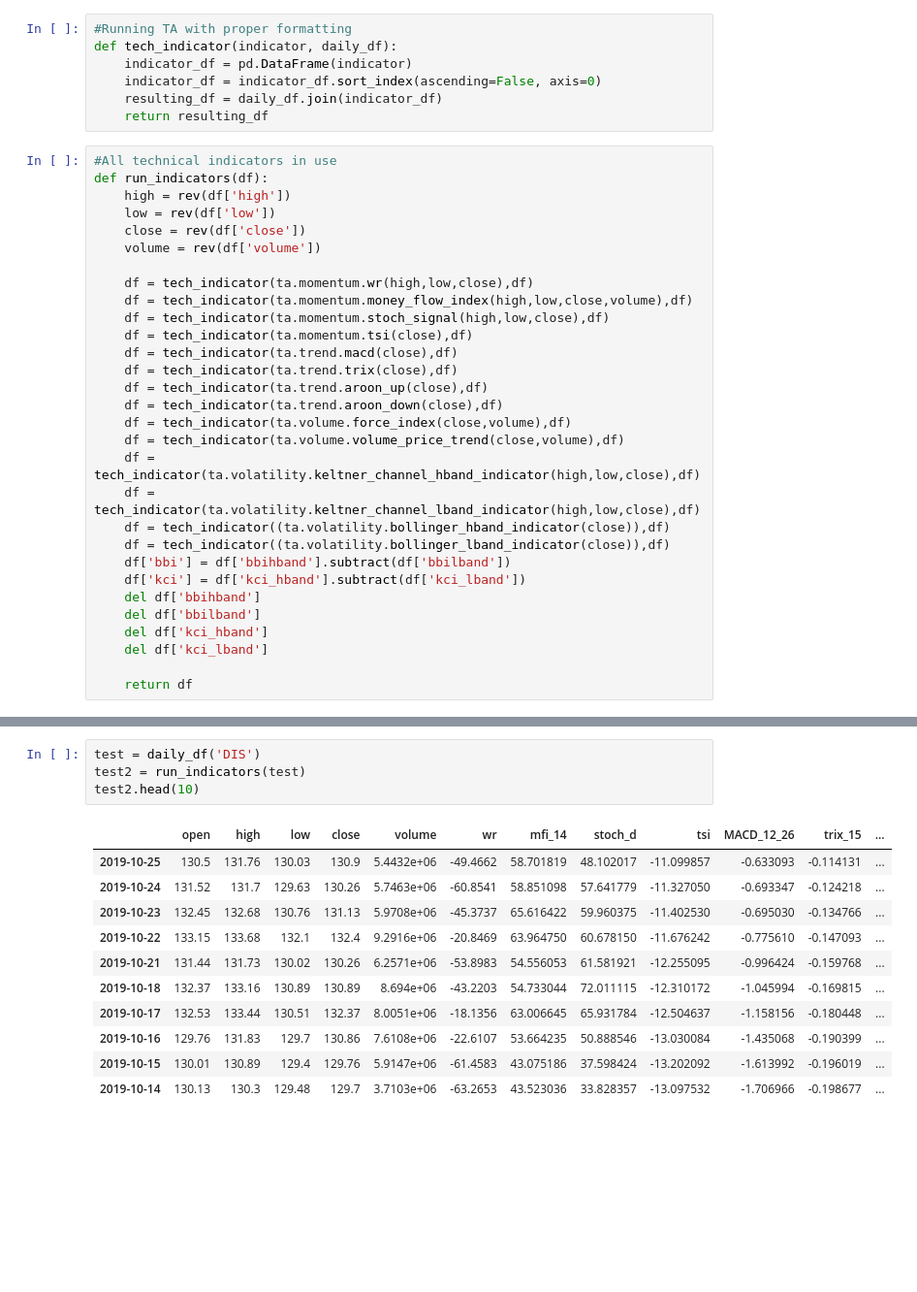
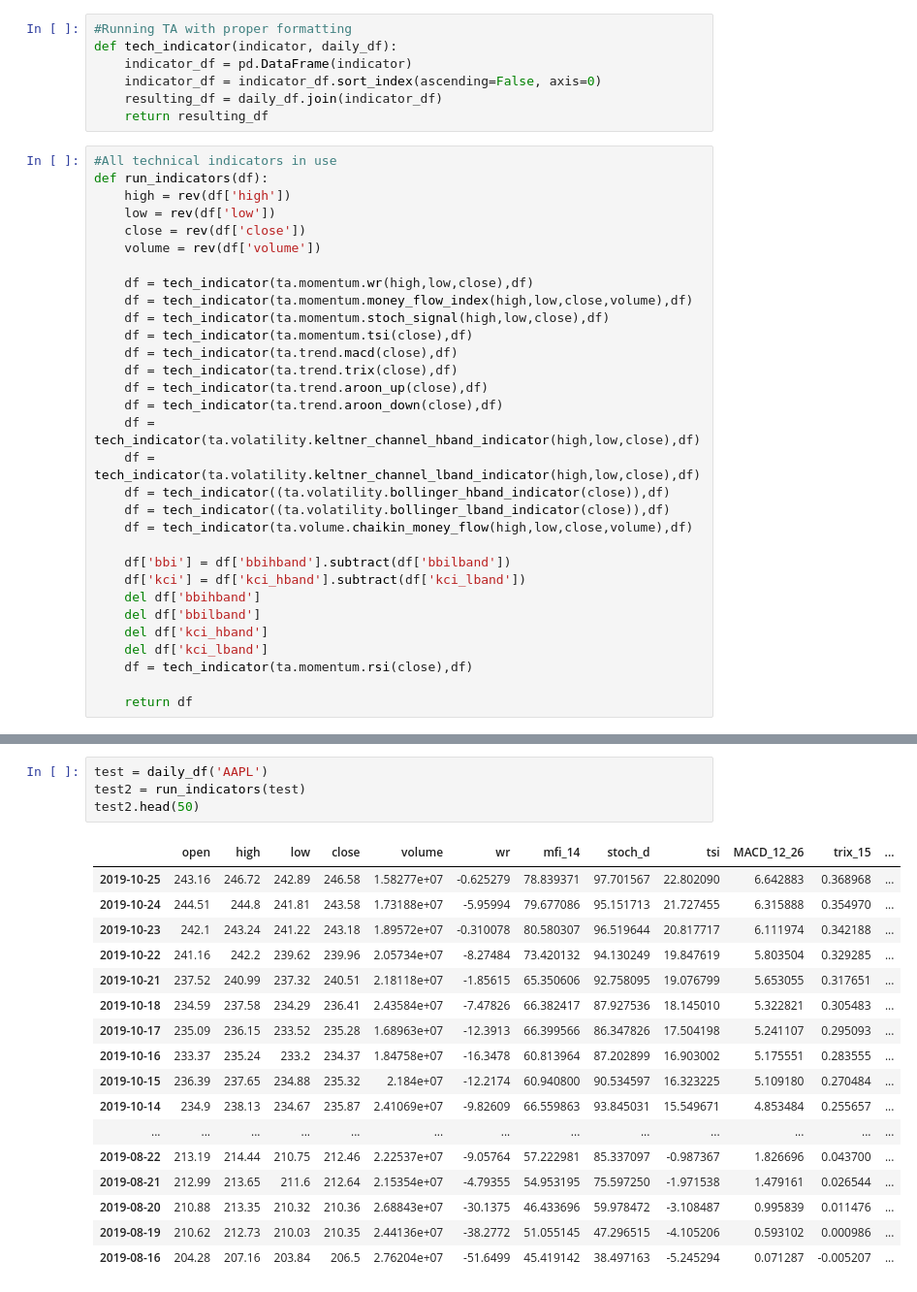
Before and after one commit to rbehal/ticker_picker, a Jupyter notebook: ticker_picker.ipynb, the cells around one changed output, grey strips where cells are left out. Shown at 97% size. Saved outputs shown, nothing was run; the diff lists cells and outputs as text; blank space fills up the shorter version.

```diff
--- a/ticker_picker.ipynb
+++ b/ticker_picker.ipynb
@@ -64,17 +64,18 @@ def run_indicators(df):
     df = tech_indicator(ta.trend.trix(close),df)
     df = tech_indicator(ta.trend.aroon_up(close),df)
     df = tech_indicator(ta.trend.aroon_down(close),df)
-    df = tech_indicator(ta.volume.force_index(close,volume),df)
-    df = tech_indicator(ta.volume.volume_price_trend(close,volume),df)
     df = tech_indicator(ta.volatility.keltner_channel_hband_indicator(high,low,close),df)
     df = tech_indicator(ta.volatility.keltner_channel_lband_indicator(high,low,close),df)
     df = tech_indicator((ta.volatility.bollinger_hband_indicator(close)),df)
     df = tech_indicator((ta.volatility.bollinger_lband_indicator(close)),df)
+    df = tech_indicator(ta.volume.chaikin_money_flow(high,low,close,volume),df)
+
     df['bbi'] = df['bbihband'].subtract(df['bbilband'])
     df['kci'] = df['kci_hband'].subtract(df['kci_lband'])
     del df['bbihband']
     del df['bbilband']
     del df['kci_hband']
     del df['kci_lband']
+    df = tech_indicator(ta.momentum.rsi(close),df)
 
     return df
@@ -137,16 +235,22 @@ See the caveats in the documentation: http://pandas.pydata.org/pandas-docs/stabl
 # %%
-test = daily_df('DIS')
+test = daily_df('AAPL')
 test2 = run_indicators(test)
-test2.head(10)
+test2.head(50)
 # %% [output]
 |  | open | high | low | close | volume | wr | mfi_14 | stoch_d | tsi | MACD_12_26 | trix_15 | ... |
-| 2019-10-25 | 130.5 | 131.76 | 130.03 | 130.9 | 5.4432e+06 | -49.4662 | 58.701819 | 48.102017 | -11.099857 | -0.633093 | -0.114131 | ... |
-| 2019-10-24 | 131.52 | 131.7 | 129.63 | 130.26 | 5.7463e+06 | -60.8541 | 58.851098 | 57.641779 | -11.327050 | -0.693347 | -0.124218 | ... |
-| 2019-10-23 | 132.45 | 132.68 | 130.76 | 131.13 | 5.9708e+06 | -45.3737 | 65.616422 | 59.960375 | -11.402530 | -0.695030 | -0.134766 | ... |
-| 2019-10-22 | 133.15 | 133.68 | 132.1 | 132.4 | 9.2916e+06 | -20.8469 | 63.964750 | 60.678150 | -11.676242 | -0.775610 | -0.147093 | ... |
-| 2019-10-21 | 131.44 | 131.73 | 130.02 | 130.26 | 6.2571e+06 | -53.8983 | 54.556053 | 61.581921 | -12.255095 | -0.996424 | -0.159768 | ... |
-| 2019-10-18 | 132.37 | 133.16 | 130.89 | 130.89 | 8.694e+06 | -43.2203 | 54.733044 | 72.011115 | -12.310172 | -1.045994 | -0.169815 | ... |
-| 2019-10-17 | 132.53 | 133.44 | 130.51 | 132.37 | 8.0051e+06 | -18.1356 | 63.006645 | 65.931784 | -12.504637 | -1.158156 | -0.180448 | ... |
-| 2019-10-16 | 129.76 | 131.83 | 129.7 | 130.86 | 7.6108e+06 | -22.6107 | 53.664235 | 50.888546 | -13.030084 | -1.435068 | -0.190399 | ... |
-| 2019-10-15 | 130.01 | 130.89 | 129.4 | 129.76 | 5.9147e+06 | -61.4583 | 43.075186 | 37.598424 | -13.202092 | -1.613992 | -0.196019 | ... |
-| 2019-10-14 | 130.13 | 130.3 | 129.48 | 129.7 | 3.7103e+06 | -63.2653 | 43.523036 | 33.828357 | -13.097532 | -1.706966 | -0.198677 | ... |
+| 2019-10-25 | 243.16 | 246.72 | 242.89 | 246.58 | 1.58277e+07 | -0.625279 | 78.839371 | 97.701567 | 22.802090 | 6.642883 | 0.368968 | ... |
+| 2019-10-24 | 244.51 | 244.8 | 241.81 | 243.58 | 1.73188e+07 | -5.95994 | 79.677086 | 95.151713 | 21.727455 | 6.315888 | 0.354970 | ... |
+| 2019-10-23 | 242.1 | 243.24 | 241.22 | 243.18 | 1.89572e+07 | -0.310078 | 80.580307 | 96.519644 | 20.817717 | 6.111974 | 0.342188 | ... |
+| 2019-10-22 | 241.16 | 242.2 | 239.62 | 239.96 | 2.05734e+07 | -8.27484 | 73.420132 | 94.130249 | 19.847619 | 5.803504 | 0.329285 | ... |
+| 2019-10-21 | 237.52 | 240.99 | 237.32 | 240.51 | 2.18118e+07 | -1.85615 | 65.350606 | 92.758095 | 19.076799 | 5.653055 | 0.317651 | ... |
+| 2019-10-18 | 234.59 | 237.58 | 234.29 | 236.41 | 2.43584e+07 | -7.47826 | 66.382417 | 87.927536 | 18.145010 | 5.322821 | 0.305483 | ... |
+| 2019-10-17 | 235.09 | 236.15 | 233.52 | 235.28 | 1.68963e+07 | -12.3913 | 66.399566 | 86.347826 | 17.504198 | 5.241107 | 0.295093 | ... |
+| 2019-10-16 | 233.37 | 235.24 | 233.2 | 234.37 | 1.84758e+07 | -16.3478 | 60.813964 | 87.202899 | 16.903002 | 5.175551 | 0.283555 | ... |
+| 2019-10-15 | 236.39 | 237.65 | 234.88 | 235.32 | 2.184e+07 | -12.2174 | 60.940800 | 90.534597 | 16.323225 | 5.109180 | 0.270484 | ... |
+| 2019-10-14 | 234.9 | 238.13 | 234.67 | 235.87 | 2.41069e+07 | -9.82609 | 66.559863 | 93.845031 | 15.549671 | 4.853484 | 0.255657 | ... |
+| ... | ... | ... | ... | ... | ... | ... | ... | ... | ... | ... | ... | ... |
+| 2019-08-22 | 213.19 | 214.44 | 210.75 | 212.46 | 2.22537e+07 | -9.05764 | 57.222981 | 85.337097 | -0.987367 | 1.826696 | 0.043700 | ... |
+| 2019-08-21 | 212.99 | 213.65 | 211.6 | 212.64 | 2.15354e+07 | -4.79355 | 54.953195 | 75.597250 | -1.971538 | 1.479161 | 0.026544 | ... |
+| 2019-08-20 | 210.88 | 213.35 | 210.32 | 210.36 | 2.68843e+07 | -30.1375 | 46.433696 | 59.978472 | -3.108487 | 0.995839 | 0.011476 | ... |
+| 2019-08-19 | 210.62 | 212.73 | 210.03 | 210.35 | 2.44136e+07 | -38.2772 | 51.055145 | 47.296515 | -4.105206 | 0.593102 | 0.000986 | ... |
+| 2019-08-16 | 204.28 | 207.16 | 203.84 | 206.5 | 2.76204e+07 | -51.6499 | 45.419142 | 38.497163 | -5.245294 | 0.071287 | -0.005207 | ... |
```
Also changed, not shown: parts of 3 cells of this notebook.
